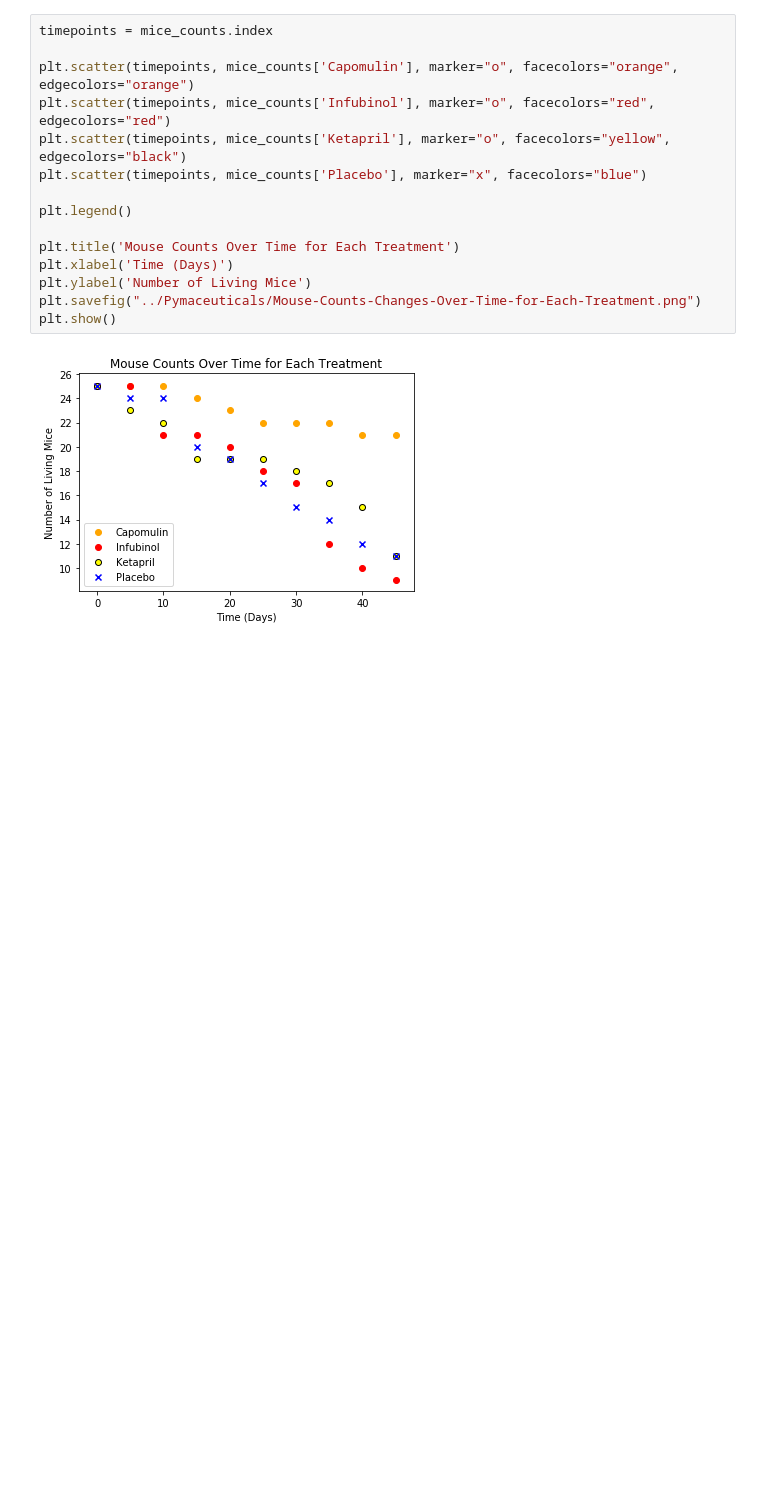
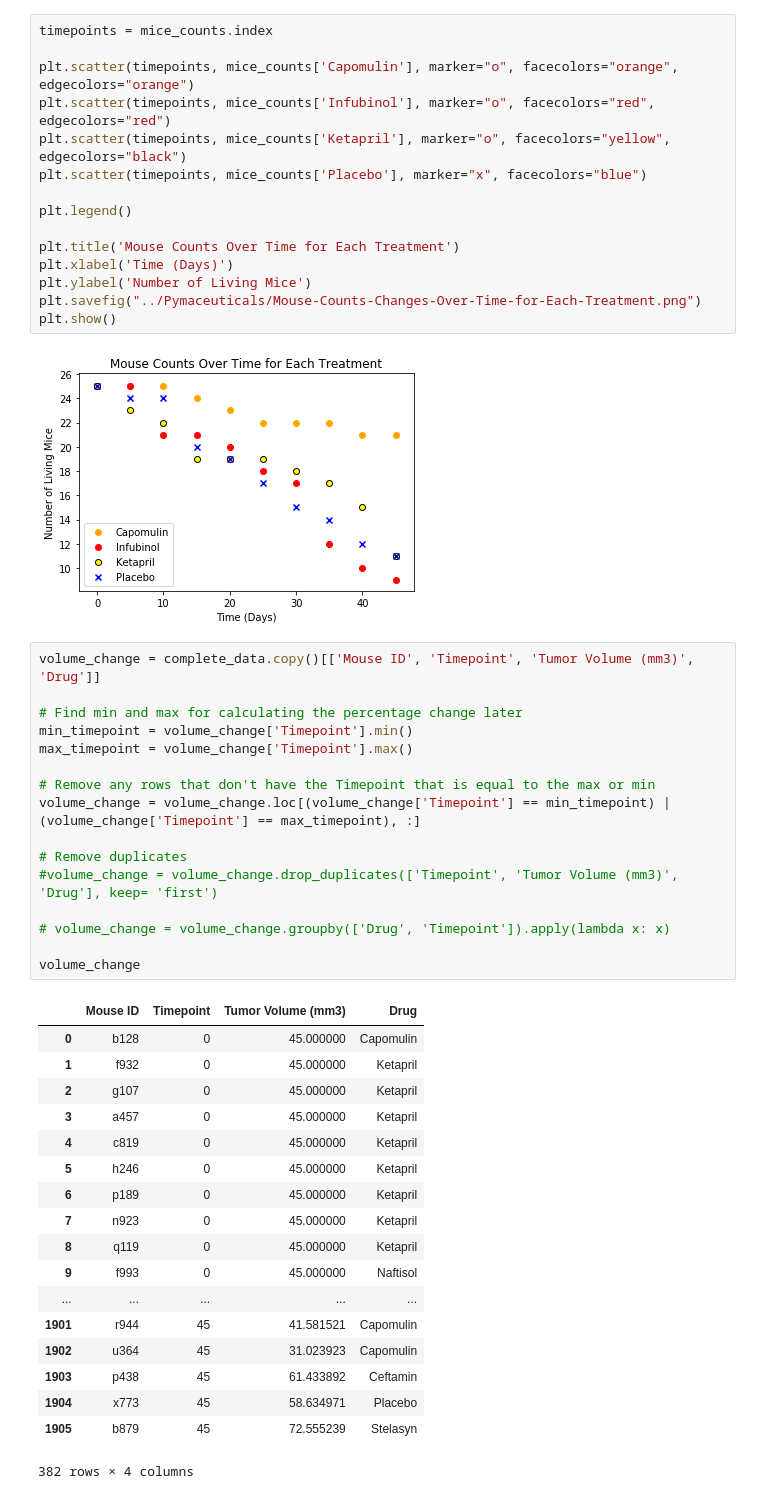
Before and after one commit to adamahrens/matplotlib-challenge, a Jupyter notebook: Pymaceuticals/Matplotlib.ipynb, the cells around one changed output. Saved outputs shown, nothing was run; the diff lists cells and outputs as text; blank space fills up the shorter version.

```diff
--- a/Pymaceuticals/Matplotlib.ipynb
+++ b/Pymaceuticals/Matplotlib.ipynb
@@ -211,3 +211,38 @@ plt.savefig("../Pymaceuticals/Mouse-Counts-Changes-Over-Time-for-Each-Treatment.
 plt.show()
 # %% [output]
 [figure]
+# %%
+volume_change = complete_data.copy()[['Mouse ID', 'Timepoint', 'Tumor Volume (mm3)', 'Drug']]
+
+# Find min and max for calculating the percentage change later
+min_timepoint = volume_change['Timepoint'].min()
+max_timepoint = volume_change['Timepoint'].max()
+
+# Remove any rows that don't have the Timepoint that is equal to the max or min
+volume_change = volume_change.loc[(volume_change['Timepoint'] == min_timepoint) | (volume_change['Timepoint'] == max_timepoint), :]
+
+# Remove duplicates
+#volume_change = volume_change.drop_duplicates(['Timepoint', 'Tumor Volume (mm3)', 'Drug'], keep= 'first')
+
+# volume_change = volume_change.groupby(['Drug', 'Timepoint']).apply(lambda x: x)
+
+volume_change
+# %% [output]
+|  | Mouse ID | Timepoint | Tumor Volume (mm3) | Drug |
+| 0 | b128 | 0 | 45.000000 | Capomulin |
+| 1 | f932 | 0 | 45.000000 | Ketapril |
+| 2 | g107 | 0 | 45.000000 | Ketapril |
+| 3 | a457 | 0 | 45.000000 | Ketapril |
+| 4 | c819 | 0 | 45.000000 | Ketapril |
+| 5 | h246 | 0 | 45.000000 | Ketapril |
+| 6 | p189 | 0 | 45.000000 | Ketapril |
+| 7 | n923 | 0 | 45.000000 | Ketapril |
+| 8 | q119 | 0 | 45.000000 | Ketapril |
+| 9 | f993 | 0 | 45.000000 | Naftisol |
+| ... | ... | ... | ... | ... |
+| 1901 | r944 | 45 | 41.581521 | Capomulin |
+| 1902 | u364 | 45 | 31.023923 | Capomulin |
+| 1903 | p438 | 45 | 61.433892 | Ceftamin |
+| 1904 | x773 | 45 | 58.634971 | Placebo |
+| 1905 | b879 | 45 | 72.555239 | Stelasyn |
+382 rows × 4 columns
```
